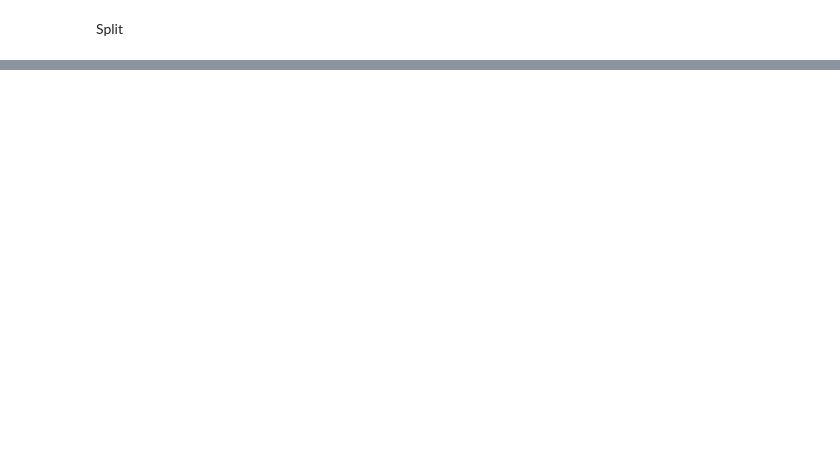
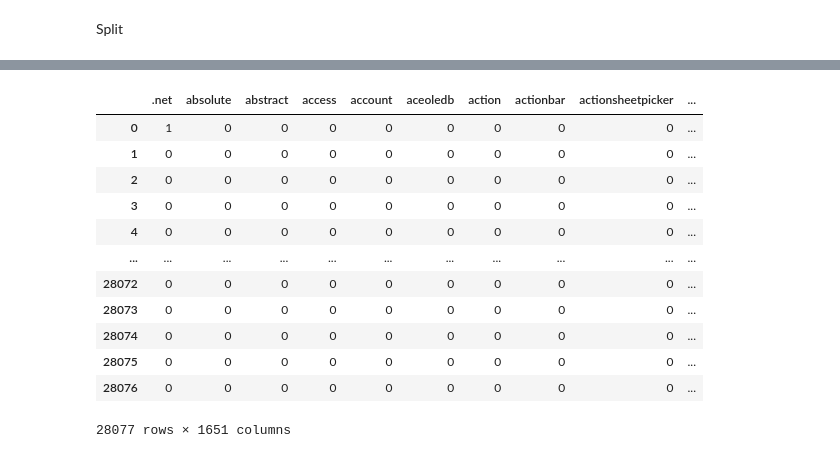
Before and after one commit to abugeia/P5_OCR_categorize_questions, a Jupyter notebook: P5_02_notebooktest.ipynb, the cells around one changed output, grey strips where cells are left out. Saved outputs shown, nothing was run; the diff lists cells and outputs as text; code cells hidden in the pictures; blank space fills up the shorter version.

```diff
--- a/P5_02_notebooktest.ipynb
+++ b/P5_02_notebooktest.ipynb
@@ -98,0 +150,8 @@ pd.DataFrame(X.todense(), columns=vectorizer.vocabulary_)
+# %%
+df = df_raw[["Text_tok", "Tags_tok"]].copy()
+# %%
+import ast
+
+# by default list are put in strings by pands, let's convert it to lists
+df["Text_tok"] = df["Text_tok"].apply(lambda x: ast.literal_eval(x))
+df["Tags_tok"] = df["Tags_tok"].apply(lambda x: ast.literal_eval(x))
@@ -102,0 +420,3 @@ from sklearn.model_selection import train_test_split
+# %%
+y = df['Tags_tok']
+y
@@ -102,0 +437,4 @@ from sklearn.model_selection import train_test_split
+# %%
+multilabel = MultiLabelBinarizer()
+y = multilabel.fit_transform(y)
+y
@@ -102,0 +449,16 @@ from sklearn.model_selection import train_test_split
+# %%
+pd.DataFrame(y, columns=multilabel.classes_)
+# %% [output]
+|  | .net | absolute | abstract | access | account | aceoledb | action | actionbar | actionsheetpicker | ... |
+| 0 | 1 | 0 | 0 | 0 | 0 | 0 | 0 | 0 | 0 | ... |
+| 1 | 0 | 0 | 0 | 0 | 0 | 0 | 0 | 0 | 0 | ... |
+| 2 | 0 | 0 | 0 | 0 | 0 | 0 | 0 | 0 | 0 | ... |
+| 3 | 0 | 0 | 0 | 0 | 0 | 0 | 0 | 0 | 0 | ... |
+| 4 | 0 | 0 | 0 | 0 | 0 | 0 | 0 | 0 | 0 | ... |
+| ... | ... | ... | ... | ... | ... | ... | ... | ... | ... | ... |
+| 28072 | 0 | 0 | 0 | 0 | 0 | 0 | 0 | 0 | 0 | ... |
+| 28073 | 0 | 0 | 0 | 0 | 0 | 0 | 0 | 0 | 0 | ... |
+| 28074 | 0 | 0 | 0 | 0 | 0 | 0 | 0 | 0 | 0 | ... |
+| 28075 | 0 | 0 | 0 | 0 | 0 | 0 | 0 | 0 | 0 | ... |
+| 28076 | 0 | 0 | 0 | 0 | 0 | 0 | 0 | 0 | 0 | ... |
+28077 rows × 1651 columns
```
Also changed, not shown: parts of 65 cells of this notebook, 21 other files.
